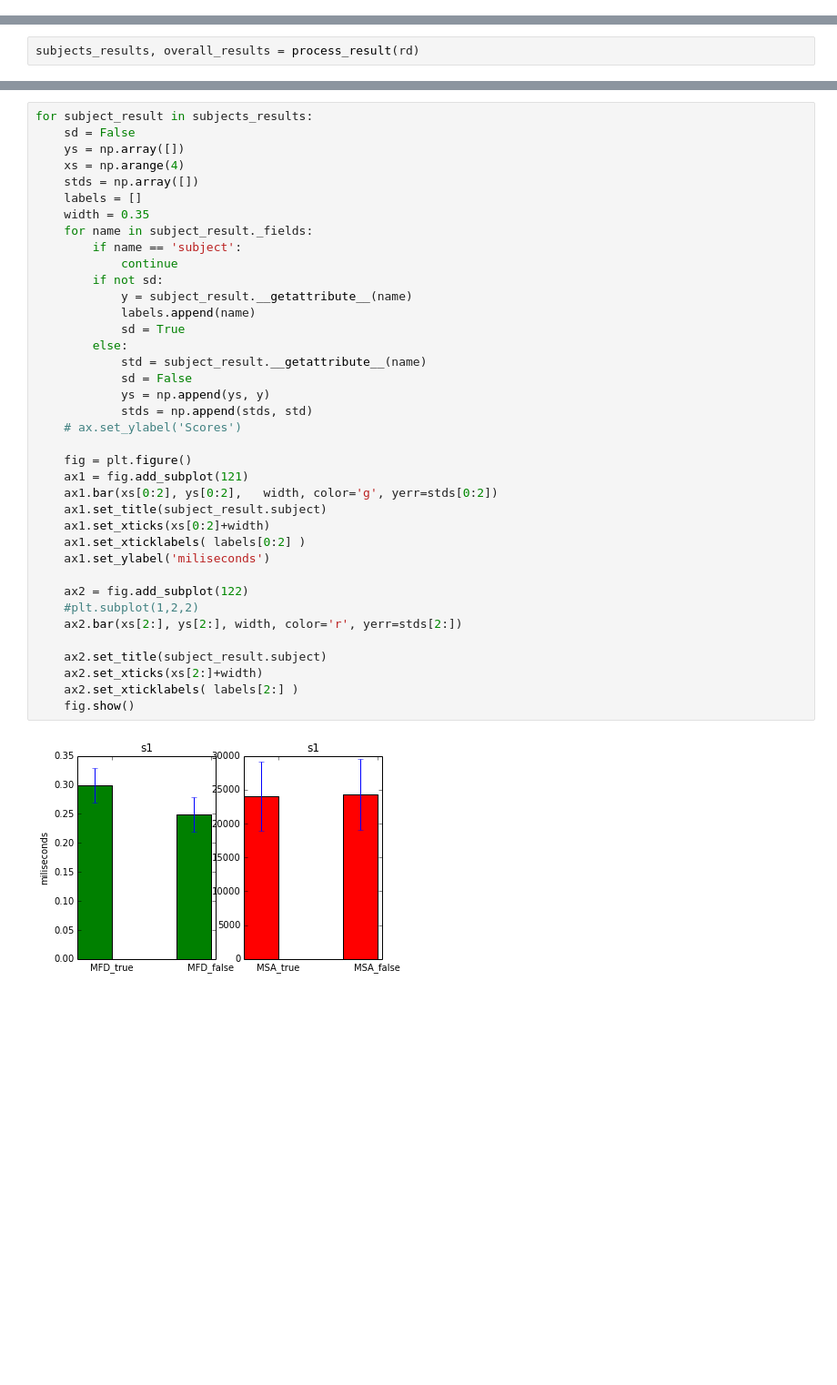
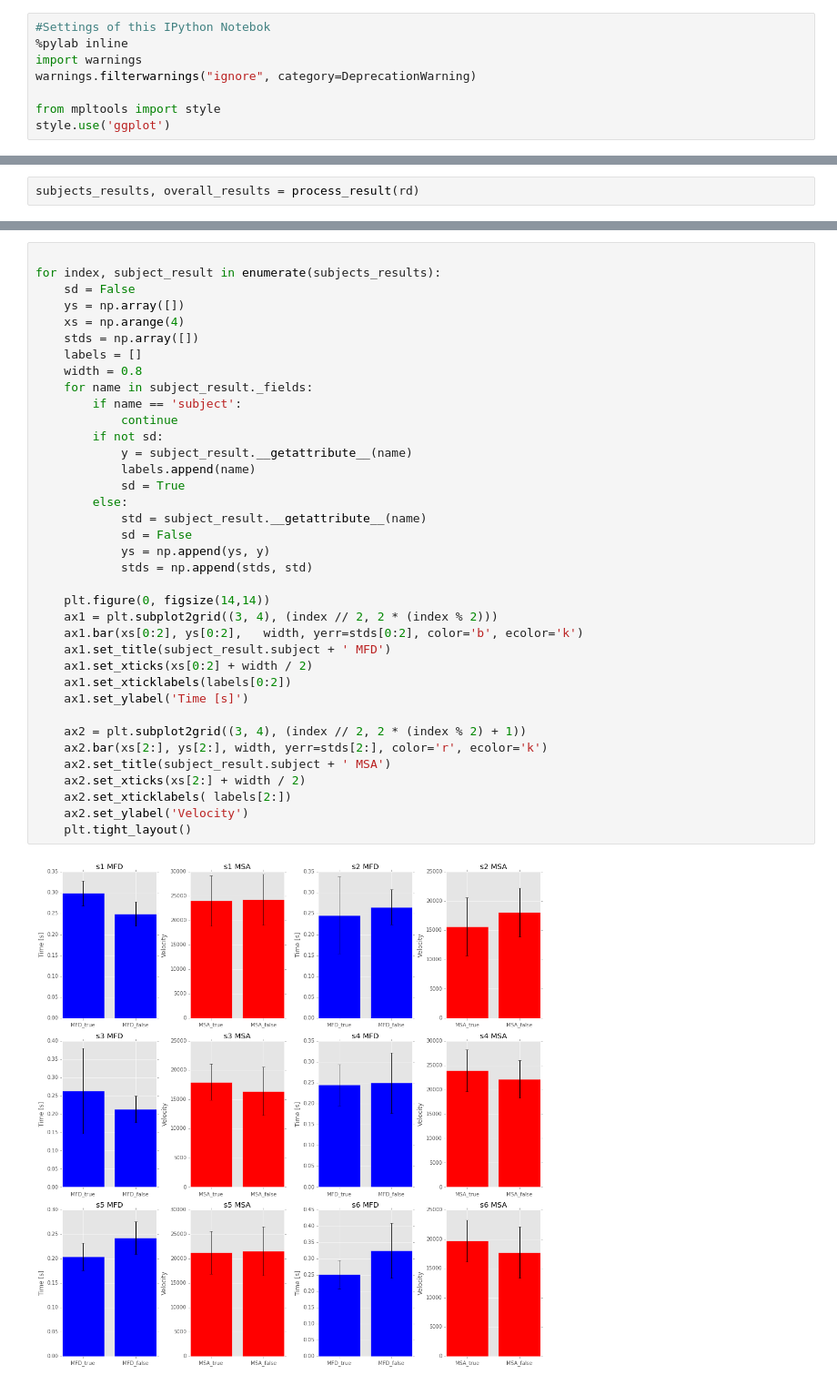
Before and after one commit to Artimi/eyetracking, a Jupyter notebook: Eye tracking.ipynb, the cells around one changed output, grey strips where cells are left out. Shown: that part at 91% size. Saved outputs shown, nothing was run; the diff lists cells and outputs as text; blank space fills up the shorter version.

```diff
--- a/Eye tracking.ipynb
+++ b/Eye tracking.ipynb
@@ -10,0 +1,8 @@ warnings.filterwarnings("ignore", category=DeprecationWarning)
+# %%
+#Settings of this IPython Notebok
+%pylab inline
+import warnings
+warnings.filterwarnings("ignore", category=DeprecationWarning)
+
+from mpltools import style
+style.use('ggplot')
@@ -207,40 +352,39 @@ s6 0.251683333333 0.0436794955061 0.324786165224 0.0845531651795 19712.564835 35
 # %%
-for subject_result in subjects_results:
+
+for index, subject_result in enumerate(subjects_results):
     sd = False
     ys = np.array([])
     xs = np.arange(4)
     stds = np.array([])
     labels = []
-    width = 0.35
+    width = 0.8
     for name in subject_result._fields:
         if name == 'subject':
             continue
         if not sd:
             y = subject_result.__getattribute__(name)
             labels.append(name)
             sd = True
         else:
             std = subject_result.__getattribute__(name)
             sd = False
             ys = np.append(ys, y)
             stds = np.append(stds, std)
-    # ax.set_ylabel('Scores')
 
-    fig = plt.figure()
-    ax1 = fig.add_subplot(121)
-    ax1.bar(xs[0:2], ys[0:2],   width, color='g', yerr=stds[0:2])
-    ax1.set_title(subject_result.subject)
-    ax1.set_xticks(xs[0:2]+width)
-    ax1.set_xticklabels( labels[0:2] )
-    ax1.set_ylabel('miliseconds')
+    plt.figure(0, figsize(14,14))
+    ax1 = plt.subplot2grid((3, 4), (index // 2, 2 * (index % 2)))
+    ax1.bar(xs[0:2], ys[0:2],   width, yerr=stds[0:2], color='b', ecolor='k')
+    ax1.set_title(subject_result.subject + ' MFD')
+    ax1.set_xticks(xs[0:2] + width / 2)
+    ax1.set_xticklabels(labels[0:2])
+    ax1.set_ylabel('Time [s]')
 
-    ax2 = fig.add_subplot(122)
-    #plt.subplot(1,2,2)
-    ax2.bar(xs[2:], ys[2:], width, color='r', yerr=stds[2:])
-
-    ax2.set_title(subject_result.subject)
-    ax2.set_xticks(xs[2:]+width)
-    ax2.set_xticklabels( labels[2:] )
-    fig.show()
+    ax2 = plt.subplot2grid((3, 4), (index // 2, 2 * (index % 2) + 1))
+    ax2.bar(xs[2:], ys[2:], width, yerr=stds[2:], color='r', ecolor='k')
+    ax2.set_title(subject_result.subject + ' MSA')
+    ax2.set_xticks(xs[2:] + width / 2)
+    ax2.set_xticklabels( labels[2:])
+    ax2.set_ylabel('Velocity')
+    plt.tight_layout()
 # %% [output]
-[figure, old version]
+[figure, new version]
```
Also changed, not shown: parts of 35 cells of this notebook.
